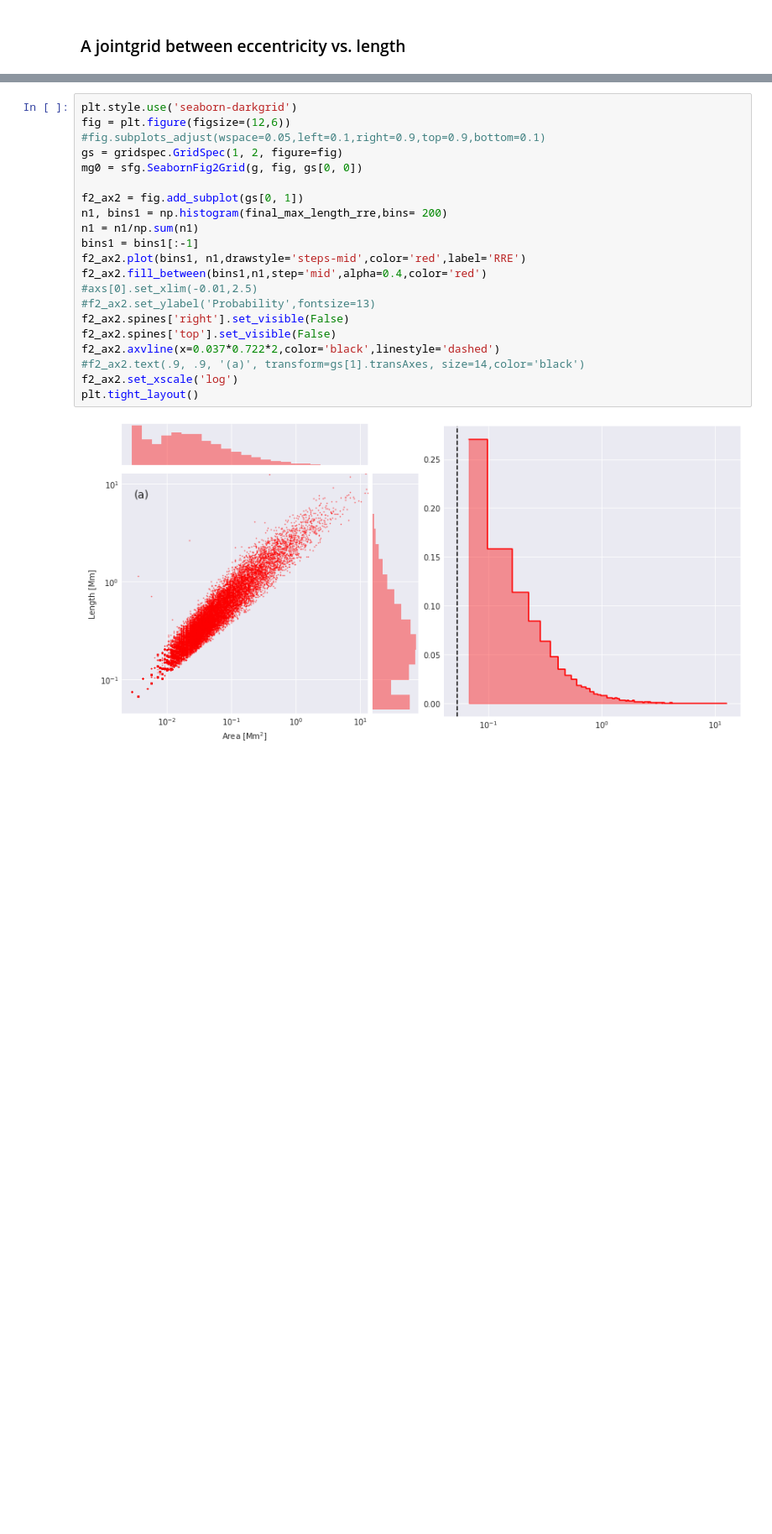
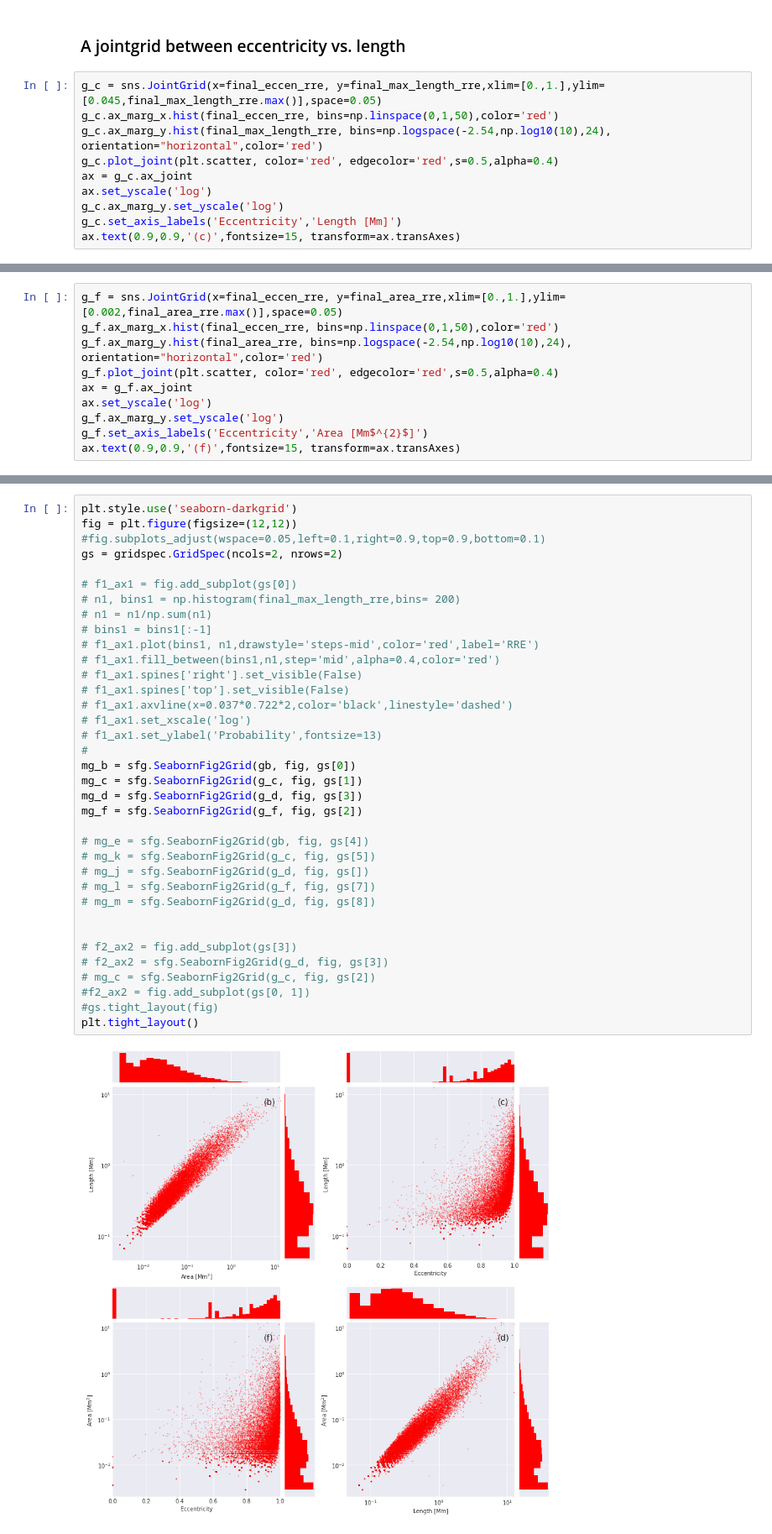
Before and after one commit to souvikita/Statistical-analysis-of-spicules, a Jupyter notebook: Notebooks/Dimensional_analysis_seaborn.ipynb, the cells around one changed output, grey strips where cells are left out. Shown at 84% size. Cells and saved outputs as stored; diff of their text form; blank space fills up the shorter version.

```diff
--- a/Notebooks/Dimensional_analysis_seaborn.ipynb
+++ b/Notebooks/Dimensional_analysis_seaborn.ipynb
@@ -198,2 +186,12 @@ Text(0.05, 0.9, '(d)')
 # %% [markdown]
 ### A jointgrid between eccentricity vs. length
+# %%
+g_c = sns.JointGrid(x=final_eccen_rre, y=final_max_length_rre,xlim=[0.,1.],ylim=[0.045,final_max_length_rre.max()],space=0.05)
+g_c.ax_marg_x.hist(final_eccen_rre, bins=np.linspace(0,1,50),color='red')
+g_c.ax_marg_y.hist(final_max_length_rre, bins=np.logspace(-2.54,np.log10(10),24), orientation="horizontal",color='red')
+g_c.plot_joint(plt.scatter, color='red', edgecolor='red',s=0.5,alpha=0.4)
+ax = g_c.ax_joint
+ax.set_yscale('log')
+g_c.ax_marg_y.set_yscale('log')
+g_c.set_axis_labels('Eccentricity','Length [Mm]')
+ax.text(0.9,0.9,'(c)',fontsize=15, transform=ax.transAxes)
@@ -199,0 +203,10 @@ Text(0.05, 0.9, '(d)')
+# %%
+g_f = sns.JointGrid(x=final_eccen_rre, y=final_area_rre,xlim=[0.,1.],ylim=[0.002,final_area_rre.max()],space=0.05)
+g_f.ax_marg_x.hist(final_eccen_rre, bins=np.linspace(0,1,50),color='red')
+g_f.ax_marg_y.hist(final_area_rre, bins=np.logspace(-2.54,np.log10(10),24), orientation="horizontal",color='red')
+g_f.plot_joint(plt.scatter, color='red', edgecolor='red',s=0.5,alpha=0.4)
+ax = g_f.ax_joint
+ax.set_yscale('log')
+g_f.ax_marg_y.set_yscale('log')
+g_f.set_axis_labels('Eccentricity','Area [Mm$^{2}$]')
+ax.text(0.9,0.9,'(f)',fontsize=15, transform=ax.transAxes)
@@ -200,23 +246,38 @@ Text(0.05, 0.9, '(d)')
 # %%
 plt.style.use('seaborn-darkgrid')
-fig = plt.figure(figsize=(12,6))
+fig = plt.figure(figsize=(12,12))
 #fig.subplots_adjust(wspace=0.05,left=0.1,right=0.9,top=0.9,bottom=0.1)
-gs = gridspec.GridSpec(1, 2, figure=fig)
-mg0 = sfg.SeabornFig2Grid(g, fig, gs[0, 0])
+gs = gridspec.GridSpec(ncols=2, nrows=2)
 
-f2_ax2 = fig.add_subplot(gs[0, 1])
-n1, bins1 = np.histogram(final_max_length_rre,bins= 200)
-n1 = n1/np.sum(n1)
-bins1 = bins1[:-1]
-f2_ax2.plot(bins1, n1,drawstyle='steps-mid',color='red',label='RRE')
-f2_ax2.fill_between(bins1,n1,step='mid',alpha=0.4,color='red')
-#axs[0].set_xlim(-0.01,2.5)
-#f2_ax2.set_ylabel('Probability',fontsize=13)
-f2_ax2.spines['right'].set_visible(False)
-f2_ax2.spines['top'].set_visible(False)
-f2_ax2.axvline(x=0.037*0.722*2,color='black',linestyle='dashed')
-#f2_ax2.text(.9, .9, '(a)', transform=gs[1].transAxes, size=14,color='black')
-f2_ax2.set_xscale('log')
+# f1_ax1 = fig.add_subplot(gs[0])
+# n1, bins1 = np.histogram(final_max_length_rre,bins= 200)
+# n1 = n1/np.sum(n1)
+# bins1 = bins1[:-1]
+# f1_ax1.plot(bins1, n1,drawstyle='steps-mid',color='red',label='RRE')
+# f1_ax1.fill_between(bins1,n1,step='mid',alpha=0.4,color='red')
+# f1_ax1.spines['right'].set_visible(False)
+# f1_ax1.spines['top'].set_visible(False)
+# f1_ax1.axvline(x=0.037*0.722*2,color='black',linestyle='dashed')
+# f1_ax1.set_xscale('log')
+# f1_ax1.set_ylabel('Probability',fontsize=13)
+#
+mg_b = sfg.SeabornFig2Grid(gb, fig, gs[0])
+mg_c = sfg.SeabornFig2Grid(g_c, fig, gs[1])
+mg_d = sfg.SeabornFig2Grid(g_d, fig, gs[3])
+mg_f = sfg.SeabornFig2Grid(g_f, fig, gs[2])
+
+# mg_e = sfg.SeabornFig2Grid(gb, fig, gs[4])
+# mg_k = sfg.SeabornFig2Grid(g_c, fig, gs[5])
+# mg_j = sfg.SeabornFig2Grid(g_d, fig, gs[])
+# mg_l = sfg.SeabornFig2Grid(g_f, fig, gs[7])
+# mg_m = sfg.SeabornFig2Grid(g_d, fig, gs[8])
+
+
+# f2_ax2 = fig.add_subplot(gs[3])
+# f2_ax2 = sfg.SeabornFig2Grid(g_d, fig, gs[3])
+# mg_c = sfg.SeabornFig2Grid(g_c, fig, gs[2])
+#f2_ax2 = fig.add_subplot(gs[0, 1])
+#gs.tight_layout(fig)
 plt.tight_layout()
 # %% [output]
-[figure, old version]
+[figure, new version]
```
Also changed, not shown: parts of 25 cells of this notebook.
